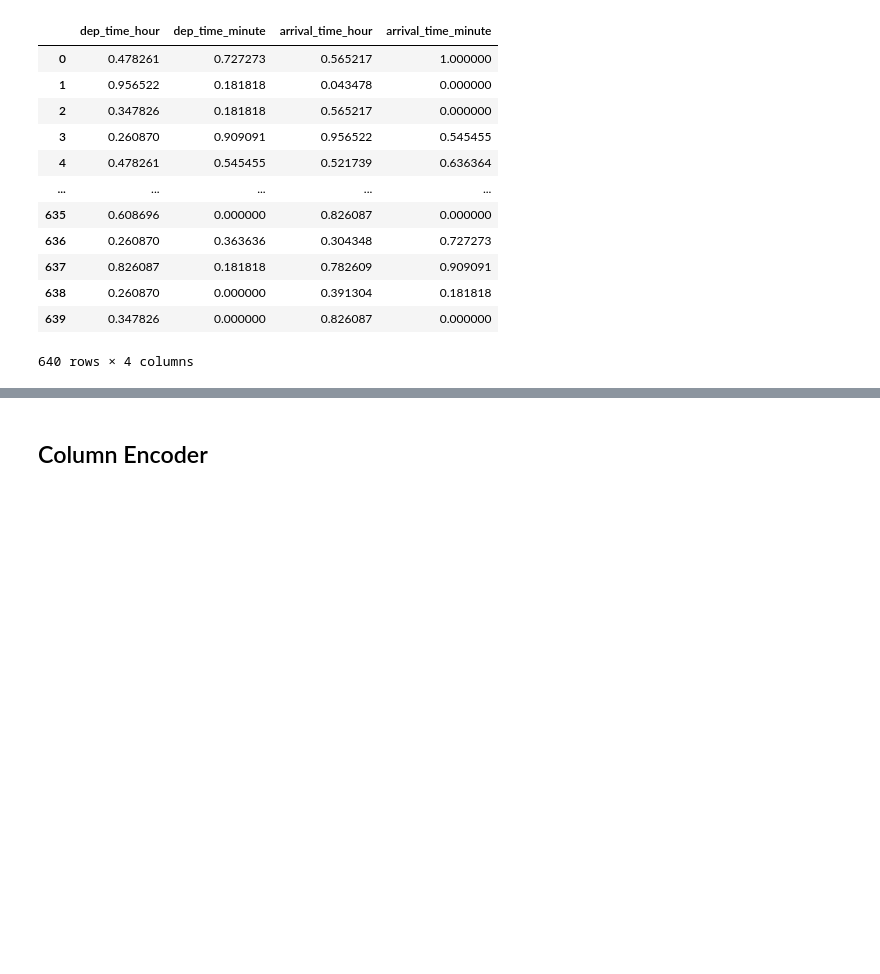
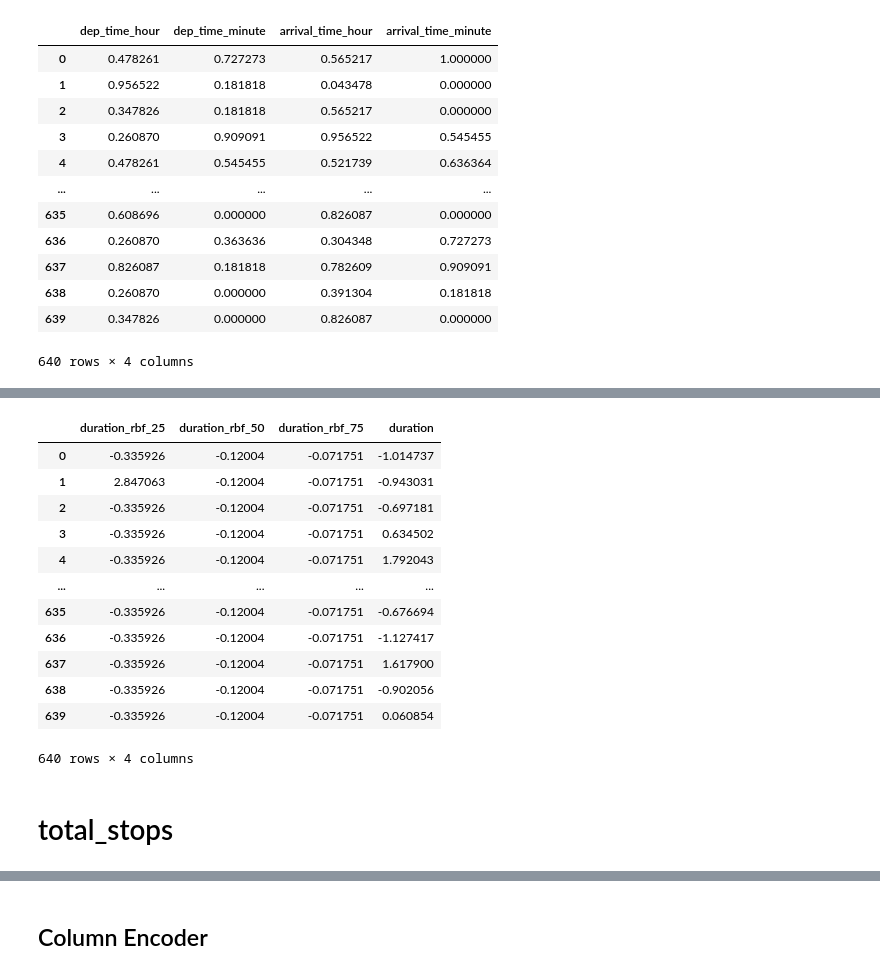
Before and after one commit to OptimisedLEarning/SAGEMAKER_Flight_price-_prediction, a Jupyter notebook: notebook/feature_engg.ipynb, the cells around one changed output, grey strips where cells are left out. Cells and saved outputs as stored; diff of their text form; code cells hidden in the pictures; blank space fills up the shorter version.

```diff
--- a/notebook/feature_engg.ipynb
+++ b/notebook/feature_engg.ipynb
@@ -424,0 +580,36 @@ AttributeError: 'DataFrame' object has no attribute 'betweeen'
+# %%
+duration_pipe =Pipeline(steps=[
+    ("rbf",RBFPercentileSimilarity()),
+    ("scler",PowerTransformer())
+
+])
+duration_union=FeatureUnion(transformer_list=[
+    ("Part1",duration_pipe),
+    ("Part2", StandardScaler())
+])
+
+
+duration_tranformer = Pipeline(steps=[
+    ("outlier",Winsorizer(capping_method="iqr",fold=1.5)),
+    ("imputer",SimpleImputer(strategy="median")),
+    ("union",duration_union)
+
+])
+
+duration_tranformer.fit_transform(x_train.loc[:,["duration"]])
+# %% [output]
+|  | duration_rbf_25 | duration_rbf_50 | duration_rbf_75 | duration |
+| 0 | -0.335926 | -0.12004 | -0.071751 | -1.014737 |
+| 1 | 2.847063 | -0.12004 | -0.071751 | -0.943031 |
+| 2 | -0.335926 | -0.12004 | -0.071751 | -0.697181 |
+| 3 | -0.335926 | -0.12004 | -0.071751 | 0.634502 |
+| 4 | -0.335926 | -0.12004 | -0.071751 | 1.792043 |
+| ... | ... | ... | ... | ... |
+| 635 | -0.335926 | -0.12004 | -0.071751 | -0.676694 |
+| 636 | -0.335926 | -0.12004 | -0.071751 | -1.127417 |
+| 637 | -0.335926 | -0.12004 | -0.071751 | 1.617900 |
+| 638 | -0.335926 | -0.12004 | -0.071751 | -0.902056 |
+| 639 | -0.335926 | -0.12004 | -0.071751 | 0.060854 |
+640 rows × 4 columns
+# %% [markdown]
+# total_stops
```
Also changed, not shown: parts of 28 cells of this notebook.
